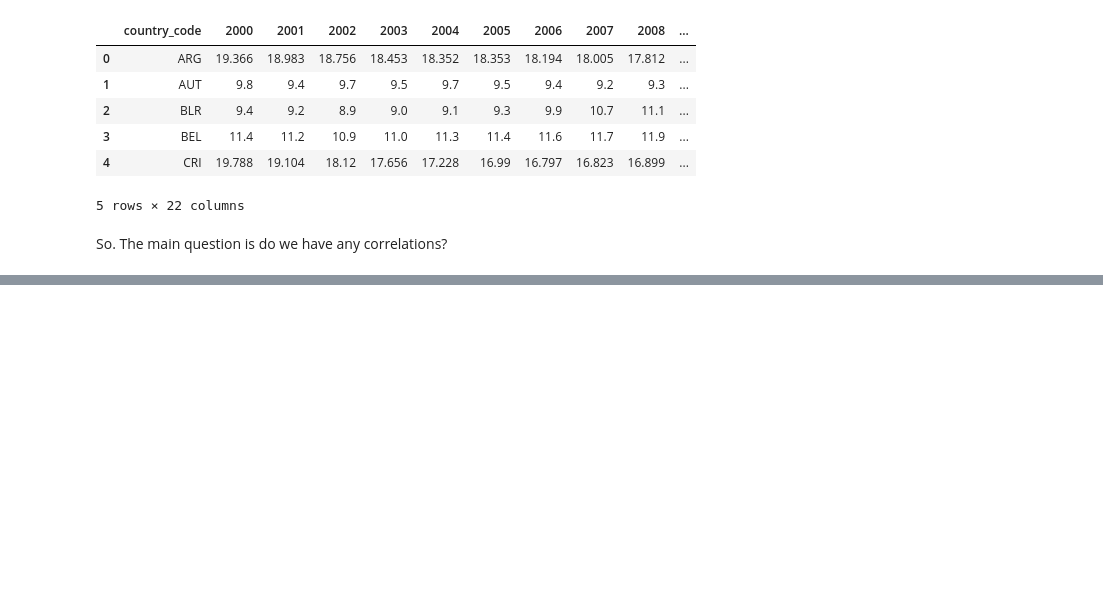
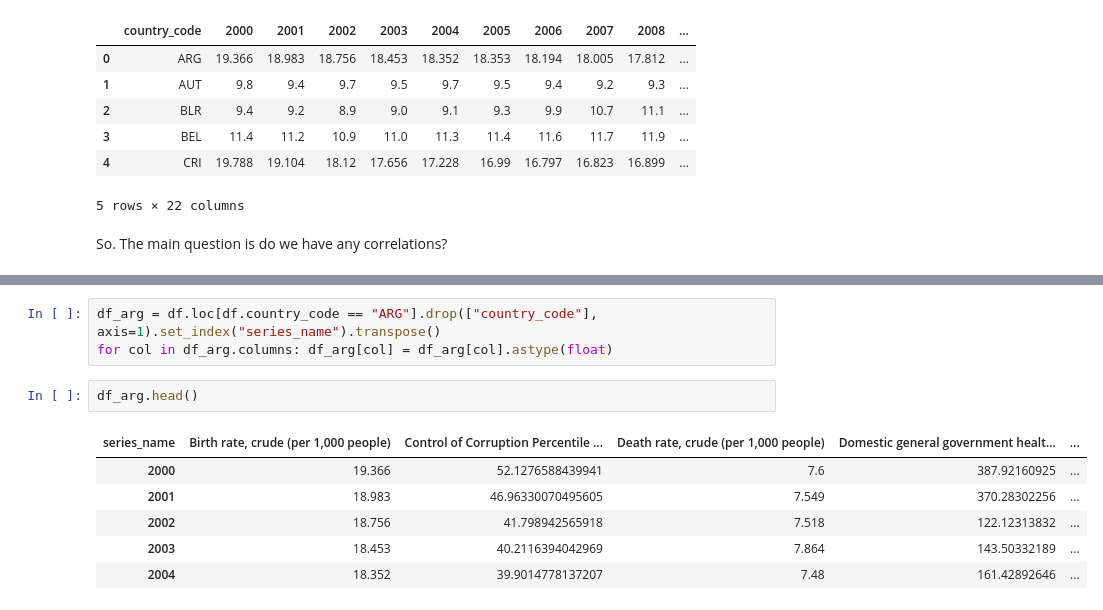
Before and after one commit to BaakhOfficial/Suicide-Rate-Analysis, a Jupyter notebook: Python/World_dataset_research.ipynb, the cells around one changed output, grey strips where cells are left out. Saved outputs shown, nothing was run; the diff lists cells and outputs as text; blank space fills up the shorter version.

```diff
--- a/Python/World_dataset_research.ipynb
+++ b/Python/World_dataset_research.ipynb
@@ -94,0 +125,12 @@ NameError: name 'plt' is not defined
+# %%
+df_arg = df.loc[df.country_code == "ARG"].drop(["country_code"], axis=1).set_index("series_name").transpose()
+for col in df_arg.columns: df_arg[col] = df_arg[col].astype(float)
+# %%
+df_arg.head()
+# %% [output]
+| series_name | Birth rate, crude (per 1,000 people) | Control of Corruption Percentile ... | Death rate, crude (per 1,000 people) | Domestic general government healt... | ... |
+| 2000 | 19.366 | 52.1276588439941 | 7.6 | 387.92160925 | ... |
+| 2001 | 18.983 | 46.96330070495605 | 7.549 | 370.28302256 | ... |
+| 2002 | 18.756 | 41.798942565918 | 7.518 | 122.12313832 | ... |
+| 2003 | 18.453 | 40.2116394042969 | 7.864 | 143.50332189 | ... |
+| 2004 | 18.352 | 39.9014778137207 | 7.48 | 161.42892646 | ... |
```
Also changed, not shown: parts of 9 cells of this notebook.
